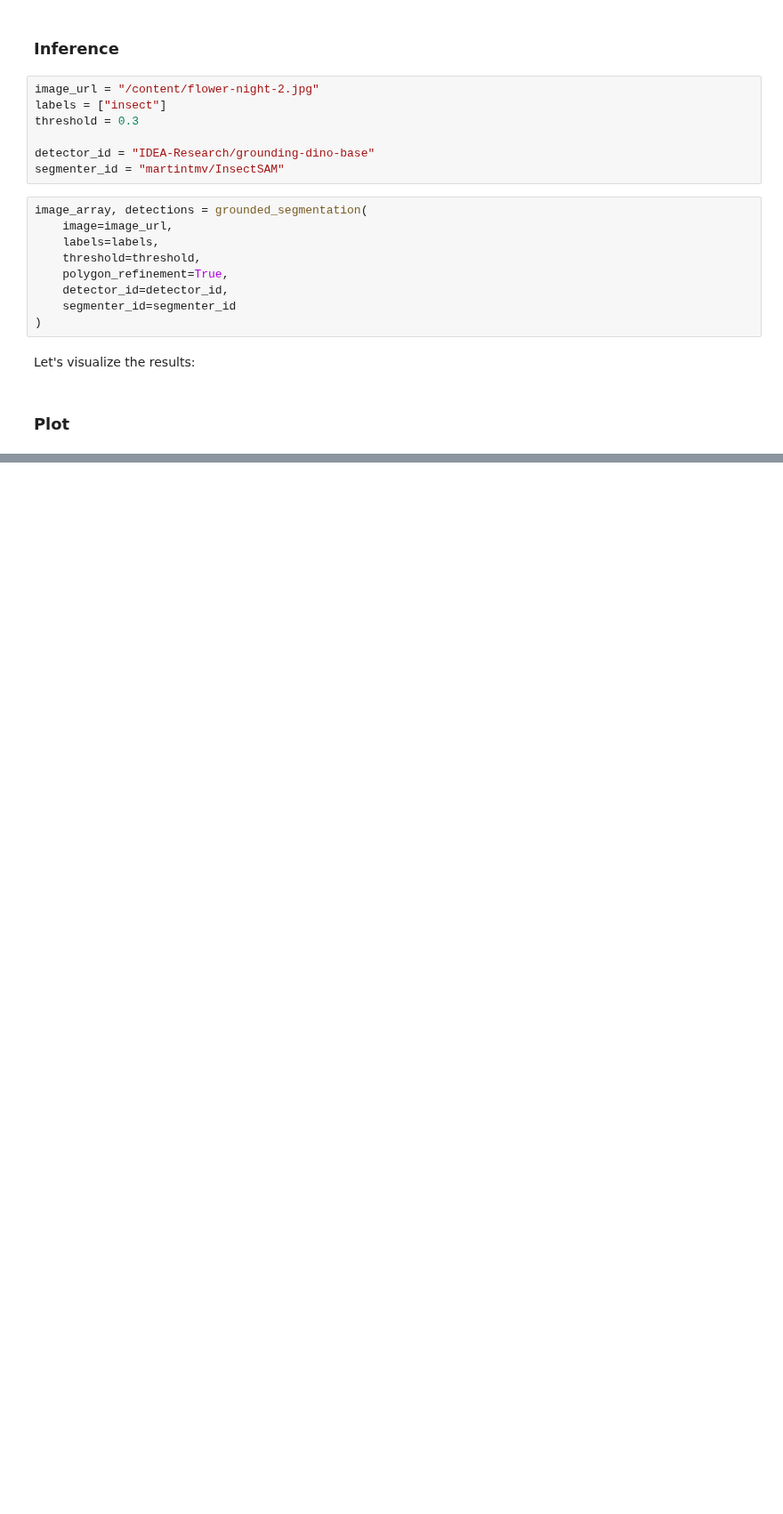
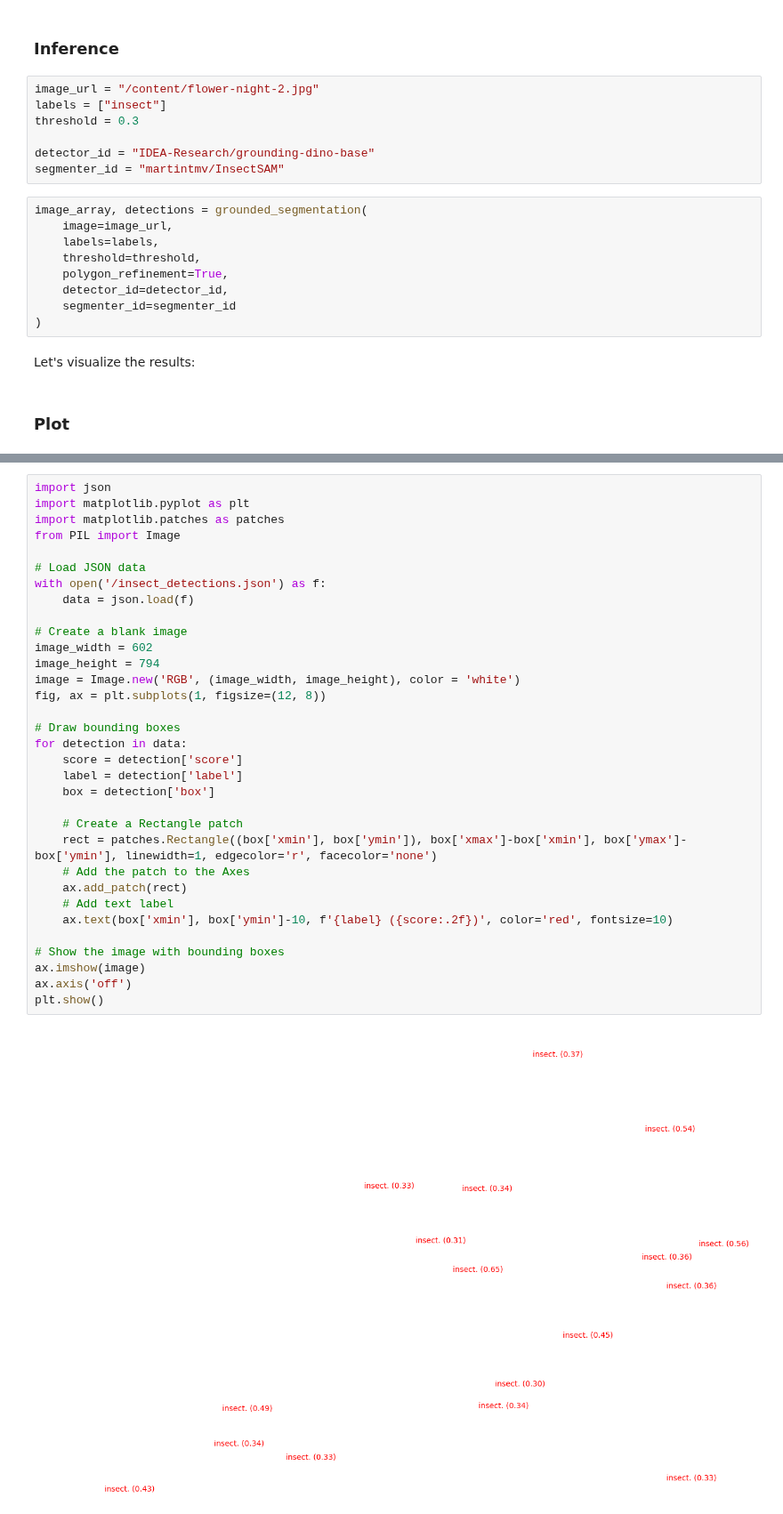
Before and after one commit to martintomov/RB-IBDM, a Jupyter notebook: InsectSAM/HF_Demo_InsectSAM_GroundingDINO.ipynb, the cells around one changed output, grey strips where cells are left out. Shown at 89% size. Saved outputs shown, nothing was run; the diff lists cells and outputs as text; blank space fills up the shorter version.

Commit message:
JSON added as output

```diff
--- a/InsectSAM/HF_Demo_InsectSAM_GroundingDINO.ipynb
+++ b/InsectSAM/HF_Demo_InsectSAM_GroundingDINO.ipynb
@@ -469,0 +537,35 @@ plt.show()
+# %%
+import json
+import matplotlib.pyplot as plt
+import matplotlib.patches as patches
+from PIL import Image
+
+# Load JSON data
+with open('/insect_detections.json') as f:
+    data = json.load(f)
+
+# Create a blank image
+image_width = 602
+image_height = 794
+image = Image.new('RGB', (image_width, image_height), color = 'white')
+fig, ax = plt.subplots(1, figsize=(12, 8))
+
+# Draw bounding boxes
+for detection in data:
+    score = detection['score']
+    label = detection['label']
+    box = detection['box']
+
+    # Create a Rectangle patch
+    rect = patches.Rectangle((box['xmin'], box['ymin']), box['xmax']-box['xmin'], box['ymax']-box['ymin'], linewidth=1, edgecolor='r', facecolor='none')
+    # Add the patch to the Axes
+    ax.add_patch(rect)
+    # Add text label
+    ax.text(box['xmin'], box['ymin']-10, f'{label} ({score:.2f})', color='red', fontsize=10)
+
+# Show the image with bounding boxes
+ax.imshow(image)
+ax.axis('off')
+plt.show()
+# %% [output]
+[figure, added]
```
Also changed, not shown: parts of 2 cells of this notebook.
